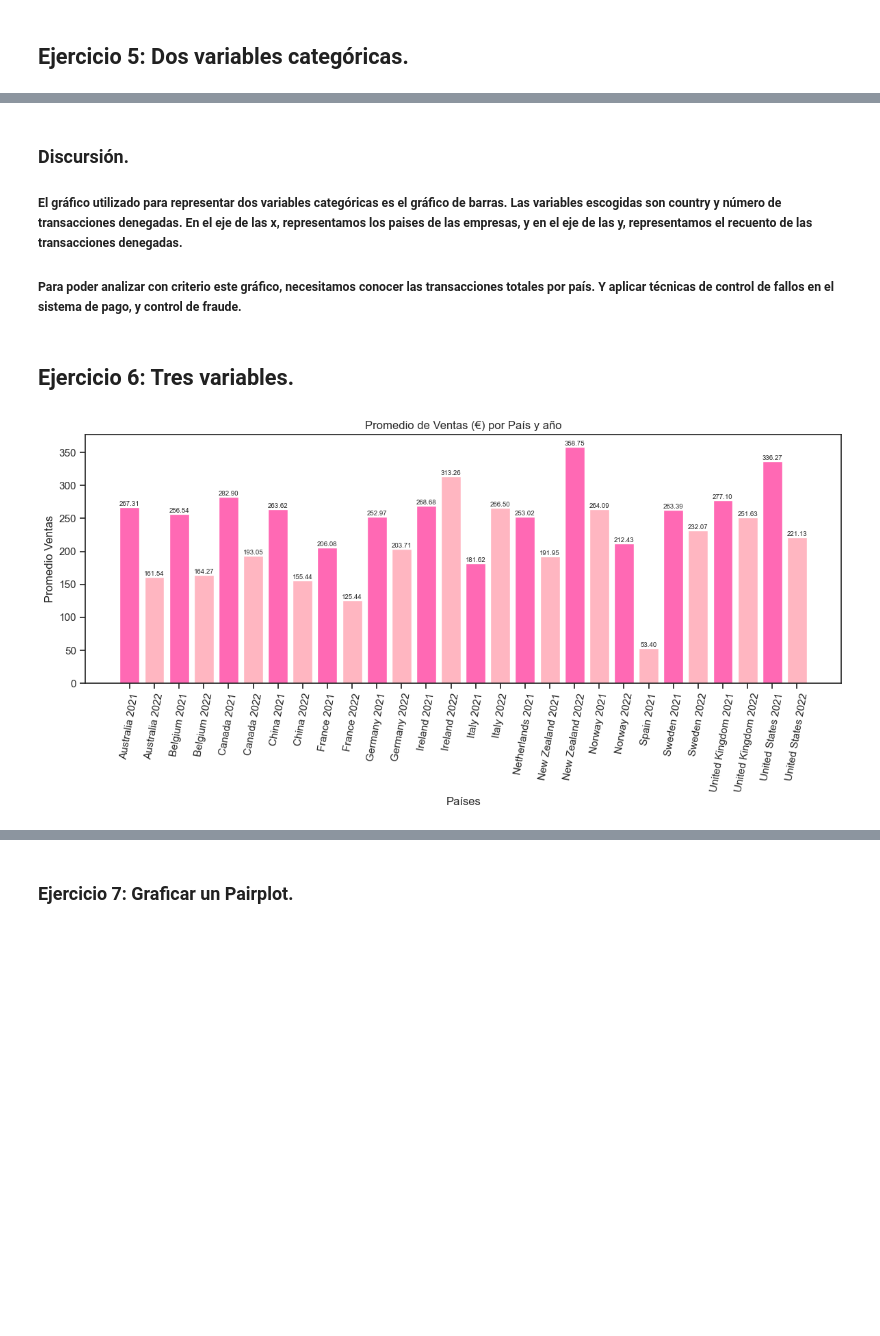
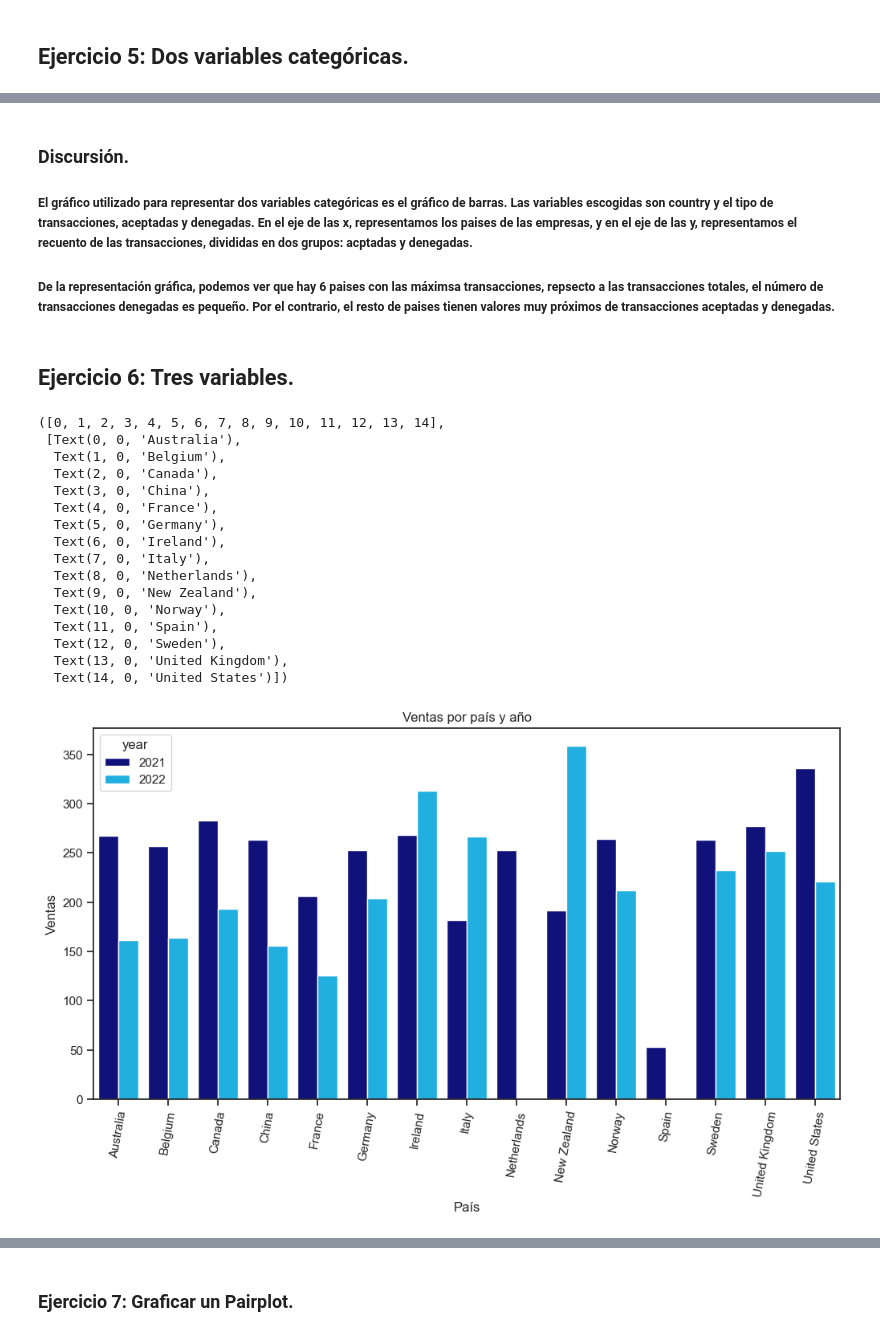
Before and after one commit to MCostal/Sprint8_1, a Jupyter notebook: Sprint8_1_entrega.ipynb, the cells around one changed output, grey strips where cells are left out. Cells and saved outputs as stored; diff of their text form; code cells hidden in the pictures; blank space fills up the shorter version.

```diff
--- a/Sprint8_1_entrega.ipynb
+++ b/Sprint8_1_entrega.ipynb
@@ -201,43 +165,50 @@ plt.show()
 # %% [markdown]
 ### Discursión.
 
-##### El gráfico utilizado para representar dos variables categóricas es el gráfico de barras. Las variables escogidas son country y número de transacciones denegadas. En el eje de las x, representamos los paises de las empresas, y en el eje de las y, representamos el recuento de las transacciones denegadas.
-##### Para poder analizar con criterio este gráfico, necesitamos conocer las transacciones totales por país. Y aplicar técnicas de control de fallos en el sistema de pago, y control de fraude.
+##### El gráfico utilizado para representar dos variables categóricas es el gráfico de barras. Las variables escogidas son country y el tipo de transacciones, aceptadas y denegadas. En el eje de las x, representamos los paises de las empresas, y en el eje de las y, representamos el recuento de las transacciones, divididas en dos grupos: acptadas y denegadas.
+##### De la representación gráfica, podemos ver que hay 6 paises con las máximsa transacciones, repsecto a las transacciones totales, el número de transacciones denegadas es pequeño. Por el contrario, el resto de paises tienen valores muy próximos de transacciones aceptadas y denegadas.
 # %% [markdown]
 ## Ejercicio 6: Tres variables.
 # %%
-import pandas as pd
-import matplotlib.pyplot as plt
-
 # Selección de datos
 transactions = 'SELECT * FROM transactions;'
 companies = 'SELECT * FROM companies;'
 df_transactions = pd.read_sql(transactions, operaciones)
 df_companies = pd.read_sql(companies, operaciones)
 df_transactions = df_transactions.rename(columns={"bussiness_id": "company_id"})
 df_datos =  pd.merge(df_companies, df_transactions, on = 'company_id')
 df_datos['year'] = df_datos['dia_hora'].dt.year
-colores = ['#FF69B4', '#FFB6C1']
+# Aplicar la función a la columna 'Country'
+colores = ['#00008B', '#00BFFF']
 
 # Agrupar por país y año, y calcular el amount promedio
 df_datos_agrupa6 = df_datos.groupby(['country', 'year'])['amount'].mean().reset_index().round(2)
 
-
 # crear gráfico de barras
 plt.figure(figsize = (12,6))
-plt.bar(df_datos_agrupa6['country'].astype(str) + ' ' + df_datos_agrupa6['year'].astype(str),
-        df_datos_agrupa6['amount'],
-        align='center', color = colores)
-plt.xlabel('Países')
-plt.ylabel('Promedio Ventas')
-plt.title('Promedio de Ventas (€) por País y año')
+sns.barplot(x='country', y='amount', hue ='year', data = df_datos_agrupa6, palette = colores)
+plt.xlabel('País')
+plt.ylabel('Ventas')
+plt.title('Ventas por país y año')
 plt.xticks(rotation=80)  # Rotar las etiquetas del eje X si es necesario
-plt.tight_layout()  # Ajustar el layout para que las etiquetas no se corten
-for index, value in enumerate(df_datos_agrupa6['amount']):
-    plt.text(index, value, f'{value:.2f}', ha='center', va='bottom', fontsize=7)
-plt.show()
 # %% [output]
+([0, 1, 2, 3, 4, 5, 6, 7, 8, 9, 10, 11, 12, 13, 14],
+ [Text(0, 0, 'Australia'),
+  Text(1, 0, 'Belgium'),
+  Text(2, 0, 'Canada'),
+  Text(3, 0, 'China'),
+  Text(4, 0, 'France'),
+  Text(5, 0, 'Germany'),
+  Text(6, 0, 'Ireland'),
+  Text(7, 0, 'Italy'),
+  Text(8, 0, 'Netherlands'),
+  Text(9, 0, 'New Zealand'),
+  Text(10, 0, 'Norway'),
+  Text(11, 0, 'Spain'),
+  Text(12, 0, 'Sweden'),
+  Text(13, 0, 'United Kingdom'),
+  Text(14, 0, 'United States')])
-[figure, old version]
+[figure, new version]
 # %% [markdown]
 ## Discursión.
 
```
Also changed, not shown: parts of 23 cells of this notebook.
